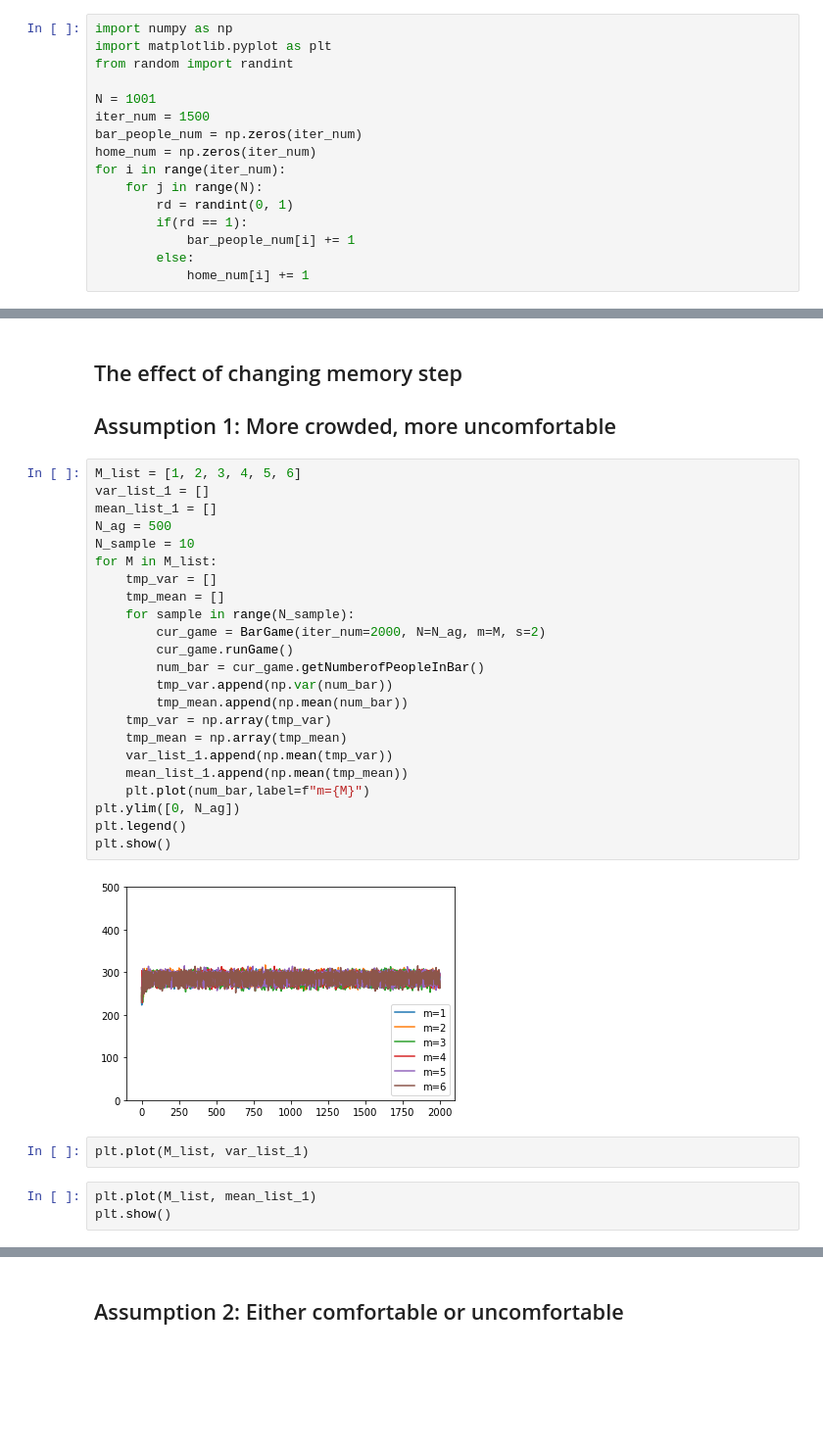
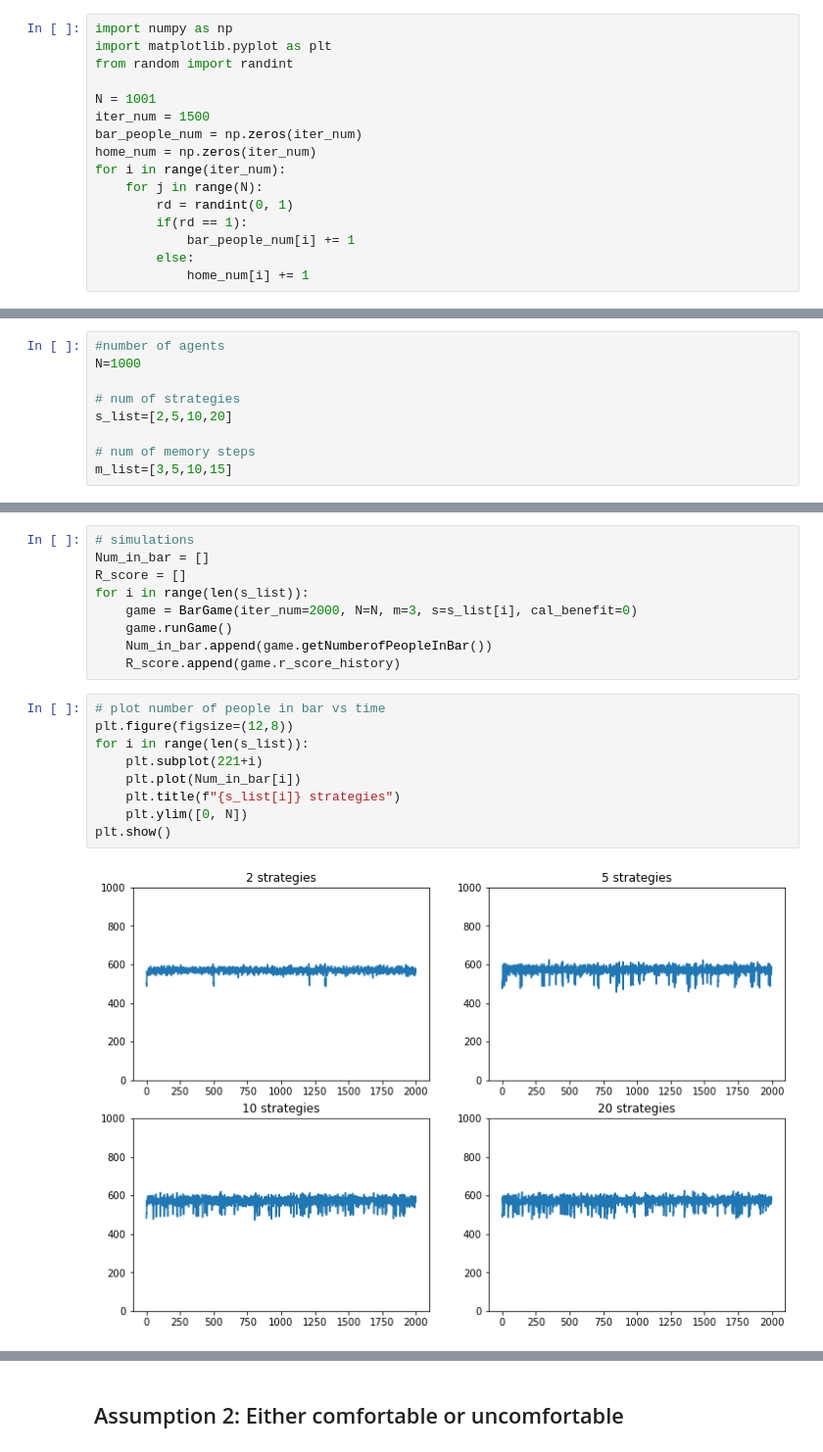
Before and after one commit to suizihuang/MSDM5003-Final-Project, a Jupyter notebook: el_farol_bar_v0.3.ipynb, the cells around one changed output, grey strips where cells are left out. Shown: that part at 98% size. Drawn from its saved outputs; the diff is of its cells as text; blank space fills up the shorter version.

```diff
--- a/el_farol_bar_v0.3.ipynb
+++ b/el_farol_bar_v0.3.ipynb
@@ -34,0 +35,9 @@ plt.show()
+# %%
+#number of agents
+N=1000
+
+# num of strategies
+s_list=[2,5,10,20]
+
+# num of memory steps
+m_list=[3,5,10,15]
@@ -170,33 +134,20 @@ plt.show()
-# %% [markdown]
-## The effect of changing memory step
-## Assumption 1: More crowded, more uncomfortable
-# %%
-M_list = [1, 2, 3, 4, 5, 6]
-var_list_1 = []
-mean_list_1 = []
-N_ag = 500
-N_sample = 10
-for M in M_list:
-    tmp_var = []
-    tmp_mean = []
-    for sample in range(N_sample):
-        cur_game = BarGame(iter_num=2000, N=N_ag, m=M, s=2)
-        cur_game.runGame()
-        num_bar = cur_game.getNumberofPeopleInBar()
-        tmp_var.append(np.var(num_bar))
-        tmp_mean.append(np.mean(num_bar))
-    tmp_var = np.array(tmp_var)
-    tmp_mean = np.array(tmp_mean)
-    var_list_1.append(np.mean(tmp_var))
-    mean_list_1.append(np.mean(tmp_mean))
-    plt.plot(num_bar,label=f"m={M}")
-plt.ylim([0, N_ag])
-plt.legend()
-plt.show()
-# %% [output]
-[figure, removed]
-# %%
-plt.plot(M_list, var_list_1)
-# %%
-plt.plot(M_list, mean_list_1)
-plt.show()
+# %%
+# simulations
+Num_in_bar = []
+R_score = []
+for i in range(len(s_list)):
+    game = BarGame(iter_num=2000, N=N, m=3, s=s_list[i], cal_benefit=0)
+    game.runGame()
+    Num_in_bar.append(game.getNumberofPeopleInBar())
+    R_score.append(game.r_score_history)
+# %%
+# plot number of people in bar vs time
+plt.figure(figsize=(12,8))
+for i in range(len(s_list)):
+    plt.subplot(221+i)
+    plt.plot(Num_in_bar[i])
+    plt.title(f"{s_list[i]} strategies")
+    plt.ylim([0, N])
+plt.show()
+# %% [output]
+[figure, added]
```
Also changed, not shown: parts of 35 cells of this notebook.
